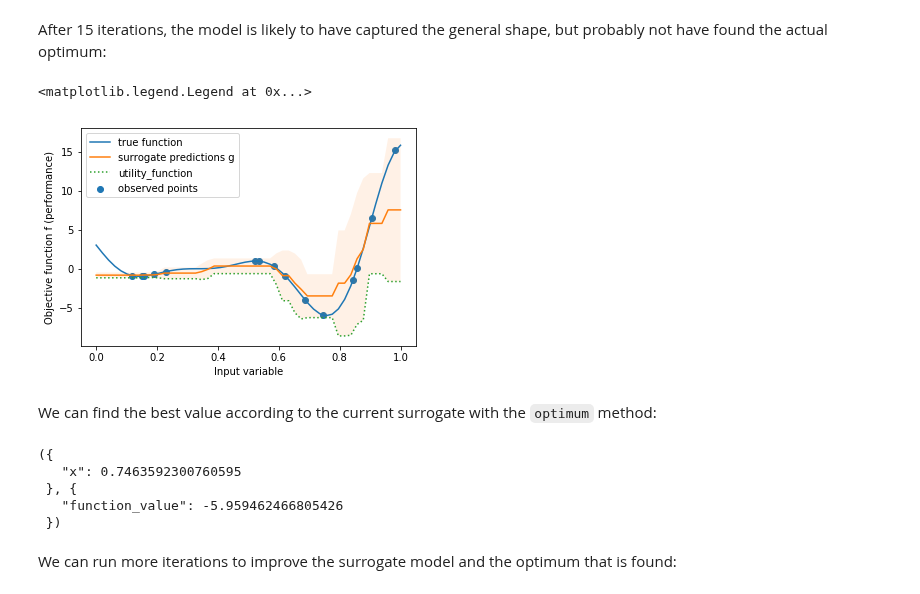
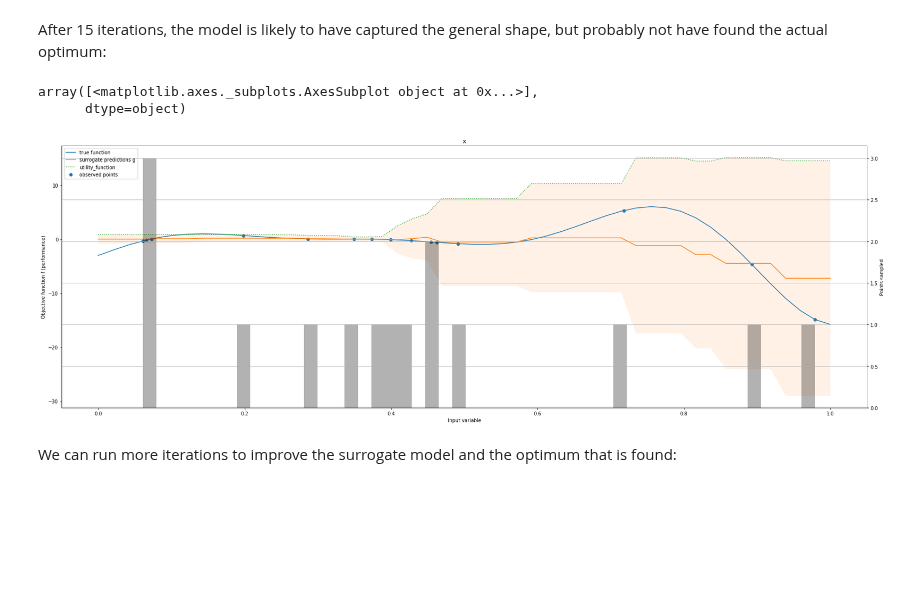
Before and after one commit to byte-sculptor/mlos_v2, a Jupyter notebook: source/Mlos.Notebooks/BayesianOptimization.ipynb, the cells around one changed output. Drawn from its saved outputs; the diff is of its cells as text; code cells hidden in the pictures; blank space fills up the shorter version.

Commit message:
Prettified the BayesianOptimization notebook a bit

```diff
--- a/source/Mlos.Notebooks/BayesianOptimization.ipynb
+++ b/source/Mlos.Notebooks/BayesianOptimization.ipynb
@@ -35,7 +35,7 @@ If we actually had access to the function, we could use more efficient technique
 # Instead, we could only measure the outcome by running an experiment, such as timing
 # a particular run of the system.
 def f(x):
-    return (6*x-2)**2*np.sin(12*x-4)
+    return -(6*x-2)**2*np.sin(12*x-4)
 # %% [markdown]
 In a real use case for global optimization, the function we want to optimize is usually only implicitly defined and very expensive to compute, such as training and evaluating a neural network, or timing the run of a large workload on a distributed database. Given the cost of evaluating the function, our goal is to find an optimum while keeping the number of function evaluations to a minimum.
 
@@ -131,0 +95,17 @@ optimizer = optimizer_factory.create_local_optimizer(
+# %%
+from mlos.Optimizers.BayesianOptimizerConfigStore import bayesian_optimizer_config_store
+from mlos.Optimizers.BayesianOptimizerFactory import BayesianOptimizerFactory
+from mlos.Spaces import Point
+
+
+optimizer_config = bayesian_optimizer_config_store.default
+optimizer_config.experiment_designer_config_fraction_random_suggestions = 0.1
+random_forest_config = optimizer_config.homogeneous_random_forest_regression_model_config
+optimizer_config.homogeneous_random_forest_regression_model_config.decision_tree_regression_model_config.n_new_samples_before_refit = 1
+optimizer_config.homogeneous_random_forest_regression_model_config.samples_fraction_per_estimator = .9
+
+optimizer_factory = BayesianOptimizerFactory()
+optimizer = optimizer_factory.create_local_optimizer(
+    optimization_problem=optimization_problem,
+    optimizer_config=optimizer_config
+)
@@ -171,41 +166,36 @@ You can see that the hit rate is not always increasing, and that is for two reas
 # %% [markdown]
 After 15 iterations, the model is likely to have captured the general shape, but probably not have found the actual optimum:
 # %%
-# evaluate the surrogate
-#
 surrogate_predictions = optimizer.predict(pd.DataFrame({'x': line})).get_dataframe()
+feature_values, target_values = optimizer.get_all_observations()
 
-# plot observations
-#
-feature_values, target_values = optimizer.get_all_observations()
+plt.figure(figsize=(30,10))
 plt.scatter(feature_values, target_values, label='observed points')
 
 # plot true function (usually unknown)
 #
 plt.plot(line, values, label='true function')
 
 # plot the surrogate
 #
 alpha = optimizer_config.experiment_designer_config.confidence_bound_utility_function_config.alpha
 t_values = t.ppf(1 - alpha / 2.0, surrogate_predictions['predicted_value_degrees_of_freedom'])
 ci_radii = t_values * np.sqrt(surrogate_predictions['predicted_value_variance'])
 value = surrogate_predictions['predicted_value']
 plt.plot(line, value, label='surrogate predictions g')
 plt.fill_between(line, value - ci_radii, value + ci_radii, alpha=.1)
-plt.plot(line, -optimizer.experiment_designer.utility_function(pd.DataFrame({'x': line})), ':', label='utility_function')
+plt.plot(line, optimizer.experiment_designer.utility_function(pd.DataFrame({'x': line})), ':', label='utility_function')
 plt.ylabel("Objective function f (performance)")
 plt.xlabel("Input variable")
 plt.legend()
+
+# Let's add a histogram to show the frequency with which we queried x's.
+#
+ax = plt.gca()
+bins_axes = ax.twinx()
+bins_axes.set_ylabel("Points sampled")
+feature_values.hist(bins=50, ax=bins_axes, alpha=.3, color='k', label="count of querry points")
 # %% [output]
-<matplotlib.legend.Legend at 0x...>
+array([<matplotlib.axes._subplots.AxesSubplot object at 0x...>],
+      dtype=object)
-[figure, old version]
+[figure, new version]
-# %% [markdown]
-We can find the best value according to the current surrogate with the ``optimum`` method:
-# %%
-optimizer.optimum()
-# %% [output]
-({
-   "x": 0.7463592300760595
- }, {
-   "function_value": -5.959462466805426
- })
```
Also changed, not shown: parts of 12 cells of this notebook, 1 other file.
